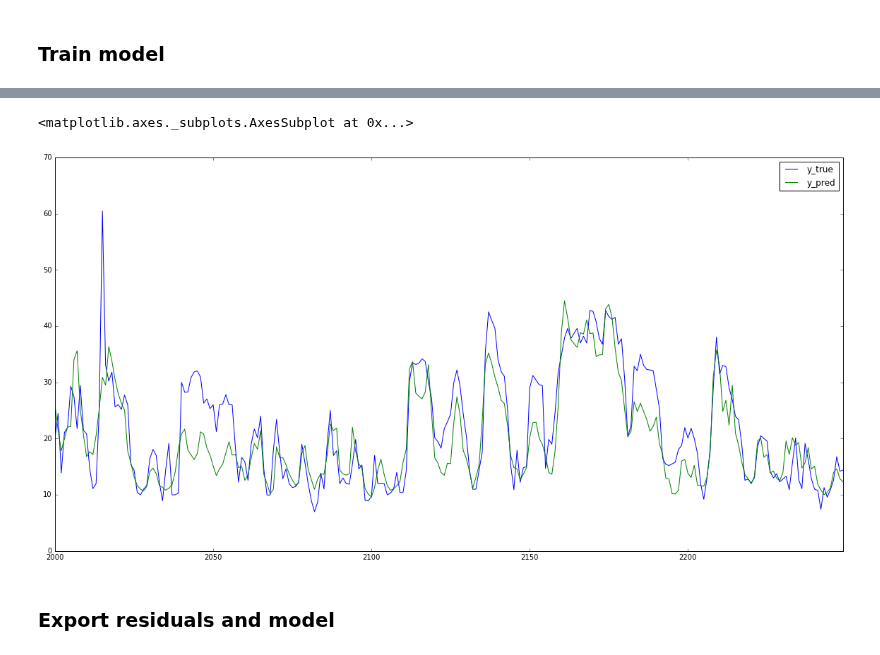
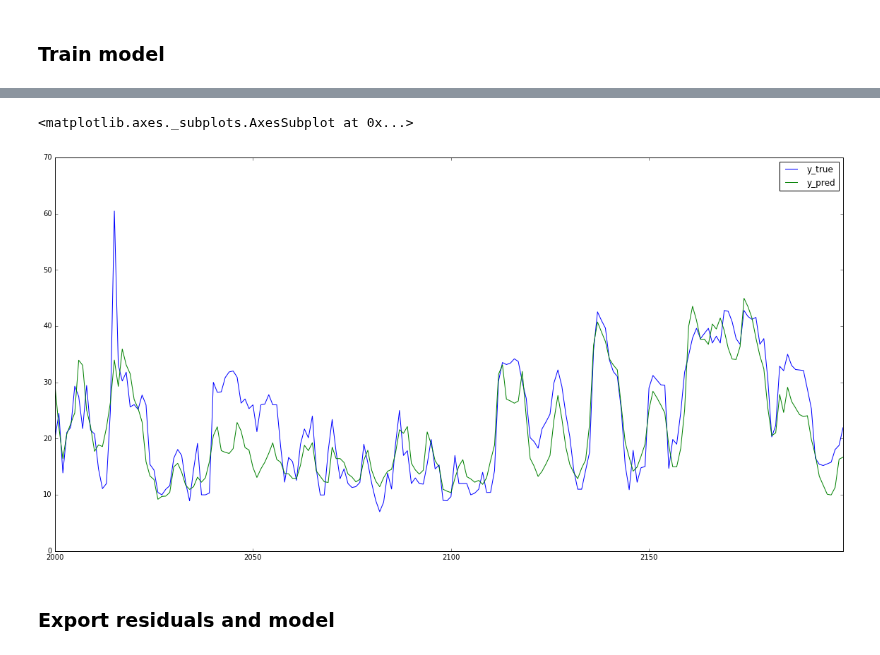
Before and after one commit to NonoMalpi/Secondary_band, a Jupyter notebook: Secondary band model lgbm.ipynb, the cells around one changed output, grey strips where cells are left out. Saved outputs shown, nothing was run; the diff lists cells and outputs as text; code cells hidden in the pictures.

Commit message:
Added KNN model

```diff
--- a/Secondary band model lgbm.ipynb
+++ b/Secondary band model lgbm.ipynb
@@ -142,3 +185,3 @@ mse on 1 CV: 53.5055 +- 19.3652
 # %%
-stack_df = pd.DataFrame({'lgbm': oos_lgbm, 'rf': oos_rf, 'band': final_df['band']}, index=date)
+stack_df = pd.DataFrame({'lgbm': oos_lgbm, 'knn': oos_knn, 'band': final_df['band']}, index=date)
 # %%
@@ -147,8 +190,17 @@ pipeline_stack = make_pipeline(Imputer(strategy='median'), StandardScaler(),
 # %%
 stack_df['hour'] = stack_df.index.hour
 stack_df[pd.get_dummies(stack_df['hour'], drop_first=True).columns.tolist()] = pd.get_dummies(stack_df['hour'], drop_first=True)
+# %%
+weekday_dict = {
+            0:'L', 1:'M', 2:'X', 3:'J', 4:'V', 5:'S', 6:'D'
+}
+stack_df['date'] = pd.to_datetime(stack_df.index.date)
+stack_df['weekday'] = pd.to_datetime(stack_df['date']).dt.dayofweek
+stack_df.replace({'weekday':weekday_dict}, inplace=True)
+# %%
+stack_df[pd.get_dummies(stack_df['weekday'], drop_first=True).columns.tolist()] = pd.get_dummies(stack_df['weekday'], drop_first=True)
 # %%
-features_stack_final = [ element for element in stack_df.columns.tolist() if element not in ['band', 'hour']]
+features_stack_final = [ element for element in stack_df.columns.tolist() if element not in ['band', 'hour', 'date', 'weekday']]
 # %%
 stack_model = train_model(stack_df, 'band', features_stack_final, n_folds=5, cv_type='group')
 # %%
@@ -193,7 +244,7 @@ rf          3.180108
 # %%
-stack_model.errors_df[['y_true', 'y_pred']].iloc[2000:2250].plot(figsize=(20,10))
+stack_model.errors_df[['y_true', 'y_pred']].iloc[2000:2200].plot(figsize=(20,10))
 # %% [output]
 <matplotlib.axes._subplots.AxesSubplot at 0x...>
-[figure, old version]
+[figure, new version]
 # %%
 residuals_lgbm = lgbm_model_grouped.get_log_residuals()
```
Also changed, not shown: parts of 26 cells of this notebook, 17 other files.
